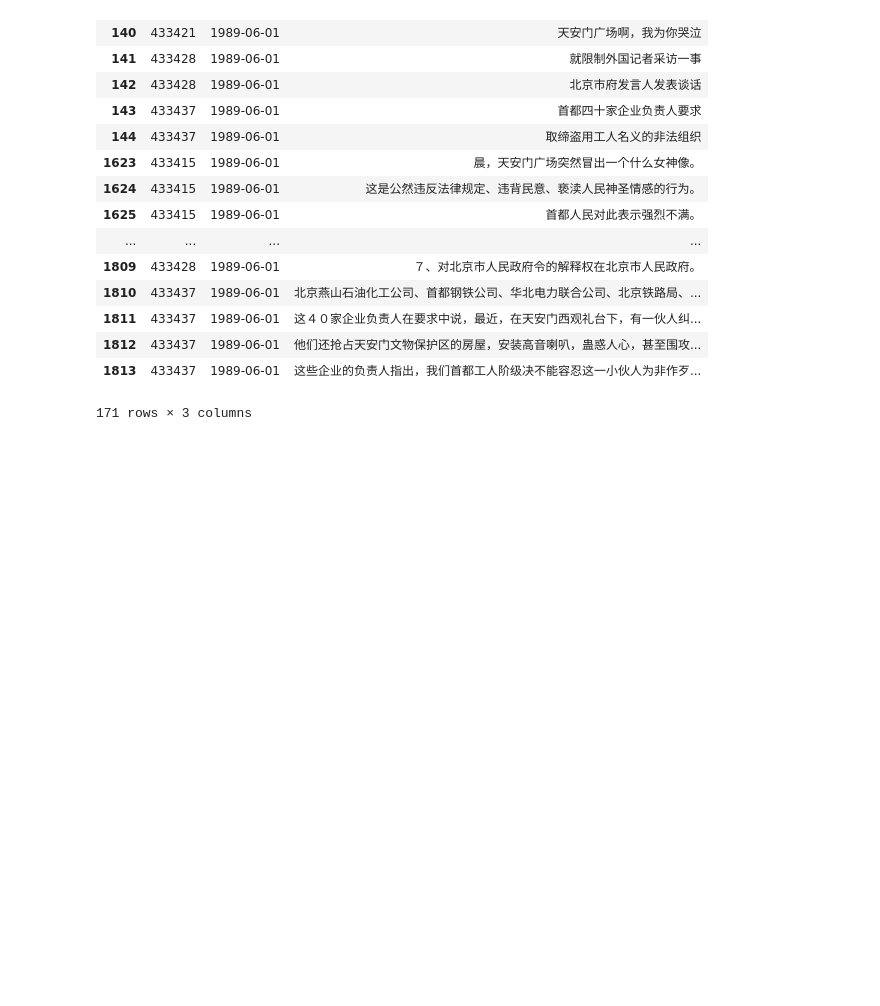
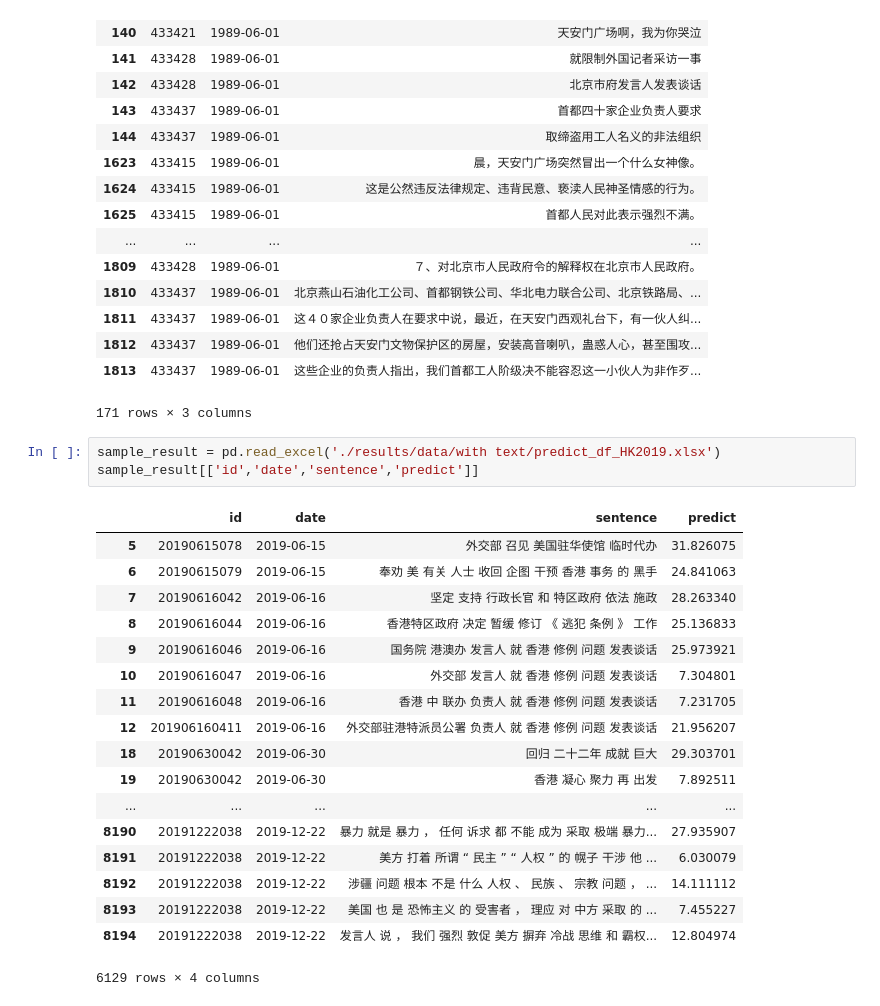
Before and after one commit to PSLmodels/PCI-Crackdown, a Jupyter notebook: sample_data.ipynb, the cells around one changed output. Cells and saved outputs as stored; diff of their text form; blank space fills up the shorter version.

Commit message:
sample result

```diff
--- a/sample_data.ipynb
+++ b/sample_data.ipynb
@@ -25,3 +25,25 @@ sample_df[['id','date','sentence']]
 | 1812 | 433437 | 1989-06-01 | 他们还抢占天安门文物保护区的房屋，安装高音喇叭，蛊惑人心，甚至围攻... |
 | 1813 | 433437 | 1989-06-01 | 这些企业的负责人指出，我们首都工人阶级决不能容忍这一小伙人为非作歹... |
 171 rows × 3 columns
+# %%
+sample_result = pd.read_excel('./results/data/with text/predict_df_HK2019.xlsx')
+sample_result[['id','date','sentence','predict']]
+# %% [output]
+|  | id | date | sentence | predict |
+| 5 | 20190615078 | 2019-06-15 | 外交部 召见 美国驻华使馆 临时代办 | 31.826075 |
+| 6 | 20190615079 | 2019-06-15 | 奉劝 美 有关 人士 收回 企图 干预 香港 事务 的 黑手 | 24.841063 |
+| 7 | 20190616042 | 2019-06-16 | 坚定 支持 行政长官 和 特区政府 依法 施政 | 28.263340 |
+| 8 | 20190616044 | 2019-06-16 | 香港特区政府 决定 暂缓 修订 《 逃犯 条例 》 工作 | 25.136833 |
+| 9 | 20190616046 | 2019-06-16 | 国务院 港澳办 发言人 就 香港 修例 问题 发表谈话 | 25.973921 |
+| 10 | 20190616047 | 2019-06-16 | 外交部 发言人 就 香港 修例 问题 发表谈话 | 7.304801 |
+| 11 | 20190616048 | 2019-06-16 | 香港 中 联办 负责人 就 香港 修例 问题 发表谈话 | 7.231705 |
+| 12 | 201906160411 | 2019-06-16 | 外交部驻港特派员公署 负责人 就 香港 修例 问题 发表谈话 | 21.956207 |
+| 18 | 20190630042 | 2019-06-30 | 回归 二十二年 成就 巨大 | 29.303701 |
+| 19 | 20190630042 | 2019-06-30 | 香港 凝心 聚力 再 出发 | 7.892511 |
+| ... | ... | ... | ... | ... |
+| 8190 | 20191222038 | 2019-12-22 | 暴力 就是 暴力 ， 任何 诉求 都 不能 成为 采取 极端 暴力... | 27.935907 |
+| 8191 | 20191222038 | 2019-12-22 | 美方 打着 所谓 “ 民主 ” “ 人权 ” 的 幌子 干涉 他 ... | 6.030079 |
+| 8192 | 20191222038 | 2019-12-22 | 涉疆 问题 根本 不是 什么 人权 、 民族 、 宗教 问题 ， ... | 14.111112 |
+| 8193 | 20191222038 | 2019-12-22 | 美国 也 是 恐怖主义 的 受害者 ， 理应 对 中方 采取 的 ... | 7.455227 |
+| 8194 | 20191222038 | 2019-12-22 | 发言人 说 ， 我们 强烈 敦促 美方 摒弃 冷战 思维 和 霸权... | 12.804974 |
+6129 rows × 4 columns
```
